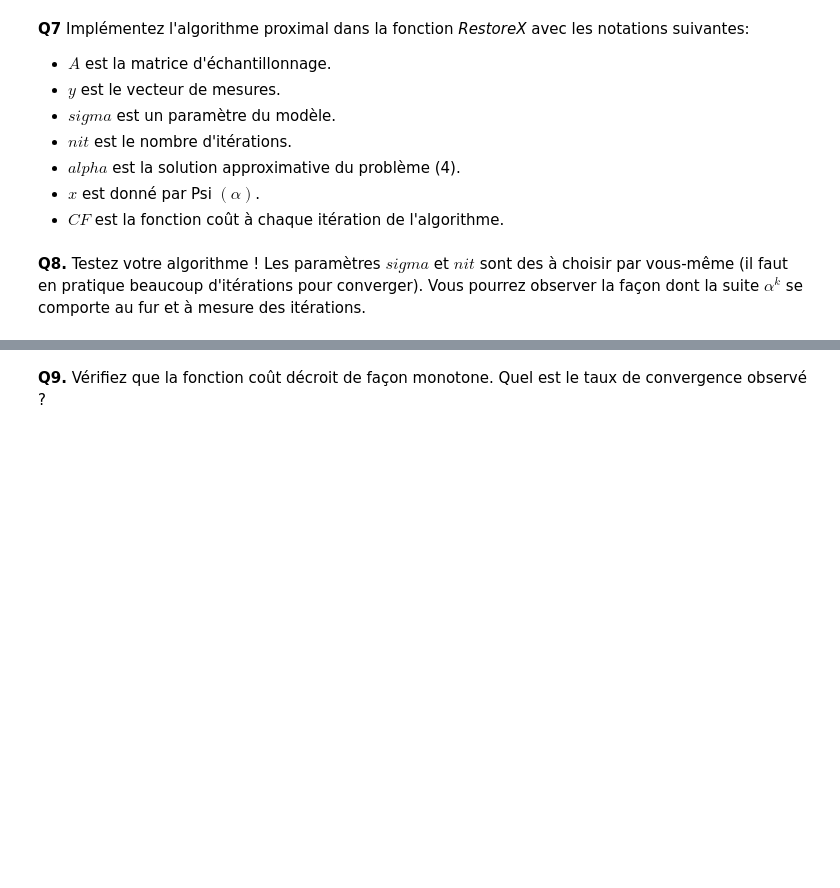
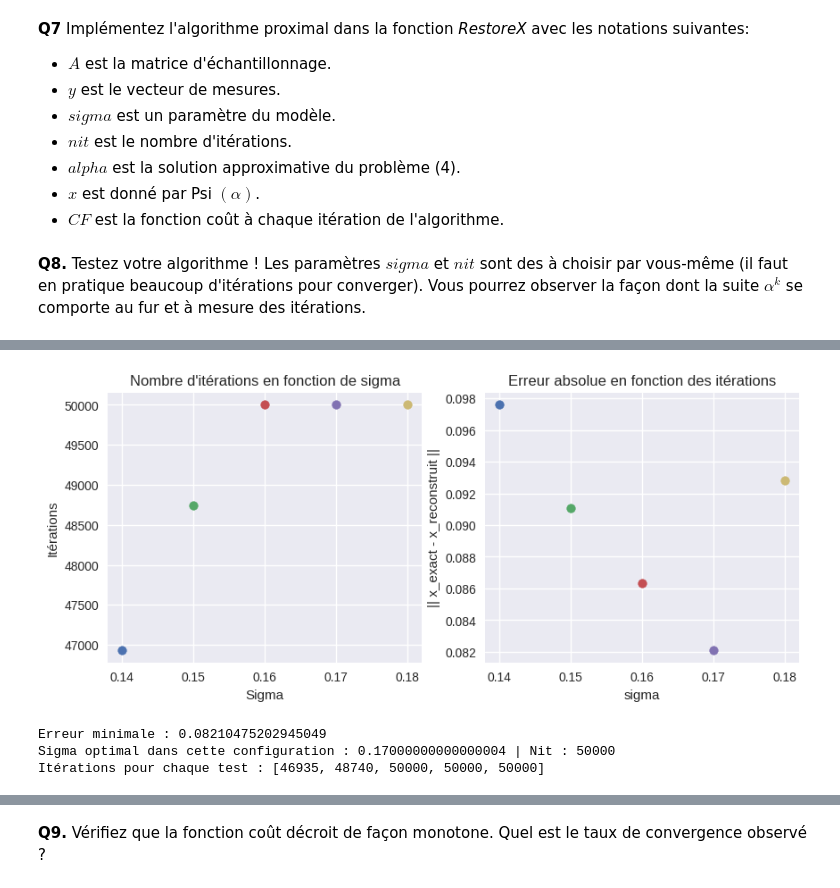
Before and after one commit to YamSok/CESBIO_BIOMASS, a Jupyter notebook: TP2_CompressiveSensing-maya.ipynb, the cells around one changed output, grey strips where cells are left out. Drawn from its saved outputs; the diff is of its cells as text; code cells hidden in the pictures; blank space fills up the shorter version.

```diff
--- a/TP2_CompressiveSensing-maya.ipynb
+++ b/TP2_CompressiveSensing-maya.ipynb
@@ -387,0 +366,11 @@ print(np.sum(np.abs(alpha) > 1e-1))
+# %%
+"""
+Test #3
+"""
+testData = np.arange(0.14,0.19,0.01)
+testBestSigma(300,testData,False)
+# %% [output]
+[figure, added]
+Erreur minimale : 0.08210475202945049
+Sigma optimal dans cette configuration : 0.17000000000000004 | Nit : 50000
+Itérations pour chaque test : [46935, 48740, 50000, 50000, 50000]
```
Also changed, not shown: parts of 37 cells of this notebook, 1 other file.
